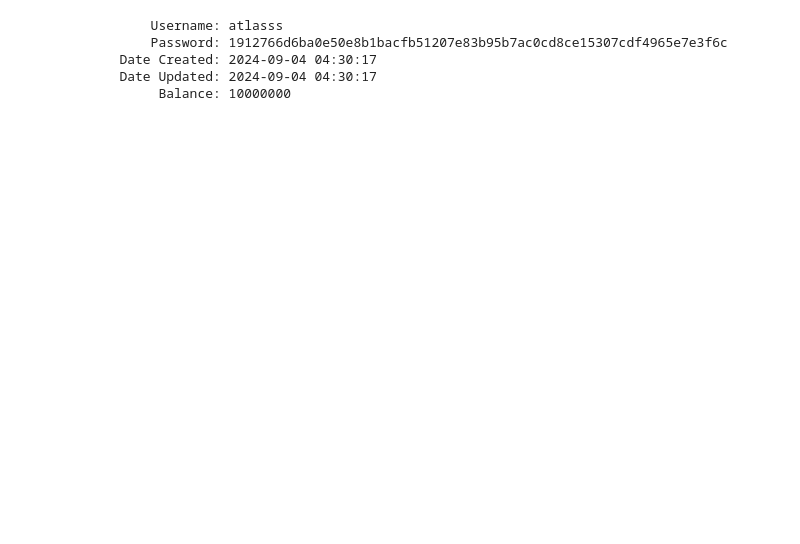
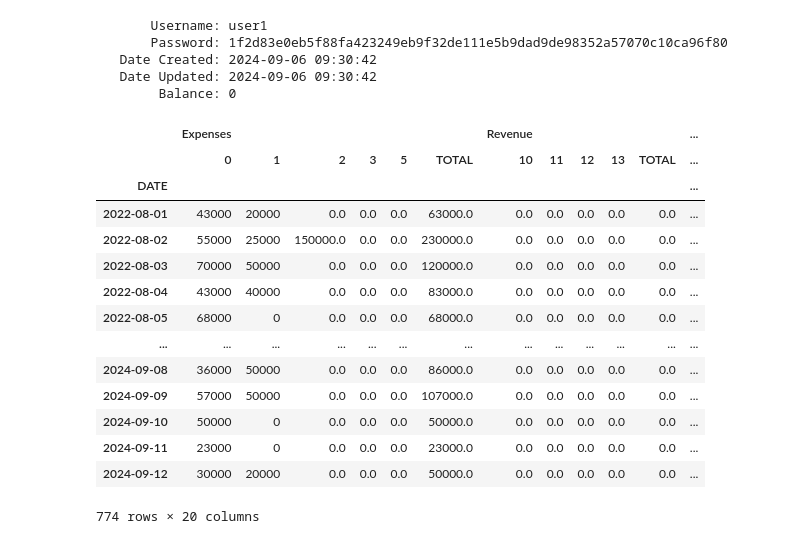
Before and after one commit to AtlasCJr/pfm, a Jupyter notebook: Analysis.ipynb, the cells around one changed output. Saved outputs shown, nothing was run; the diff lists cells and outputs as text; code cells hidden in the pictures; blank space fills up the shorter version.

```diff
--- a/Analysis.ipynb
+++ b/Analysis.ipynb
@@ -13,11 +255,11 @@ plt.style.use('fivethirtyeight')
 # %%
-myAcc = getAccount("atlasss")
+myAcc = getAccount("user1")
 myAcc.summary()
 
 df = getTransaction(myAcc)
 # %% [output]
-       Username: atlasss
-       Password: 1912766d6ba0e50e8b1bacfb51207e83b95b7ac0cd8ce15307cdf4965e7e3f6c
-   Date Created: 2024-09-04 04:30:17
-   Date Updated: 2024-09-04 04:30:17
-        Balance: 10000000
+       Username: user1
+       Password: 1f2d83e0eb5f88fa423249eb9f32de111e5b9dad9de98352a57070c10ca96f80
+   Date Created: 2024-09-06 09:30:42
+   Date Updated: 2024-09-06 09:30:42
+        Balance: 0
@@ -255,3 +266,21 @@ def enrichData(df: pd.DataFrame) -> enrichedData:
 # %%
 myData = enrichData(df)
+# %%
+myData.data
+# %% [output]
+|  | Expenses |  |  |  |  |  | Revenue |  |  |  |  | ... |
+|  | 0 | 1 | 2 | 3 | 5 | TOTAL | 10 | 11 | 12 | 13 | TOTAL | ... |
+| DATE |  |  |  |  |  |  |  |  |  |  |  | ... |
+| 2022-08-01 | 43000 | 20000 | 0.0 | 0.0 | 0.0 | 63000.0 | 0.0 | 0.0 | 0.0 | 0.0 | 0.0 | ... |
+| 2022-08-02 | 55000 | 25000 | 150000.0 | 0.0 | 0.0 | 230000.0 | 0.0 | 0.0 | 0.0 | 0.0 | 0.0 | ... |
+| 2022-08-03 | 70000 | 50000 | 0.0 | 0.0 | 0.0 | 120000.0 | 0.0 | 0.0 | 0.0 | 0.0 | 0.0 | ... |
+| 2022-08-04 | 43000 | 40000 | 0.0 | 0.0 | 0.0 | 83000.0 | 0.0 | 0.0 | 0.0 | 0.0 | 0.0 | ... |
+| 2022-08-05 | 68000 | 0 | 0.0 | 0.0 | 0.0 | 68000.0 | 0.0 | 0.0 | 0.0 | 0.0 | 0.0 | ... |
+| ... | ... | ... | ... | ... | ... | ... | ... | ... | ... | ... | ... | ... |
+| 2024-09-08 | 36000 | 50000 | 0.0 | 0.0 | 0.0 | 86000.0 | 0.0 | 0.0 | 0.0 | 0.0 | 0.0 | ... |
+| 2024-09-09 | 57000 | 50000 | 0.0 | 0.0 | 0.0 | 107000.0 | 0.0 | 0.0 | 0.0 | 0.0 | 0.0 | ... |
+| 2024-09-10 | 50000 | 0 | 0.0 | 0.0 | 0.0 | 50000.0 | 0.0 | 0.0 | 0.0 | 0.0 | 0.0 | ... |
+| 2024-09-11 | 23000 | 0 | 0.0 | 0.0 | 0.0 | 23000.0 | 0.0 | 0.0 | 0.0 | 0.0 | 0.0 | ... |
+| 2024-09-12 | 30000 | 20000 | 0.0 | 0.0 | 0.0 | 50000.0 | 0.0 | 0.0 | 0.0 | 0.0 | 0.0 | ... |
+774 rows × 20 columns
 # %%
```
Also changed, not shown: parts of 5 cells of this notebook, 14 other files.
